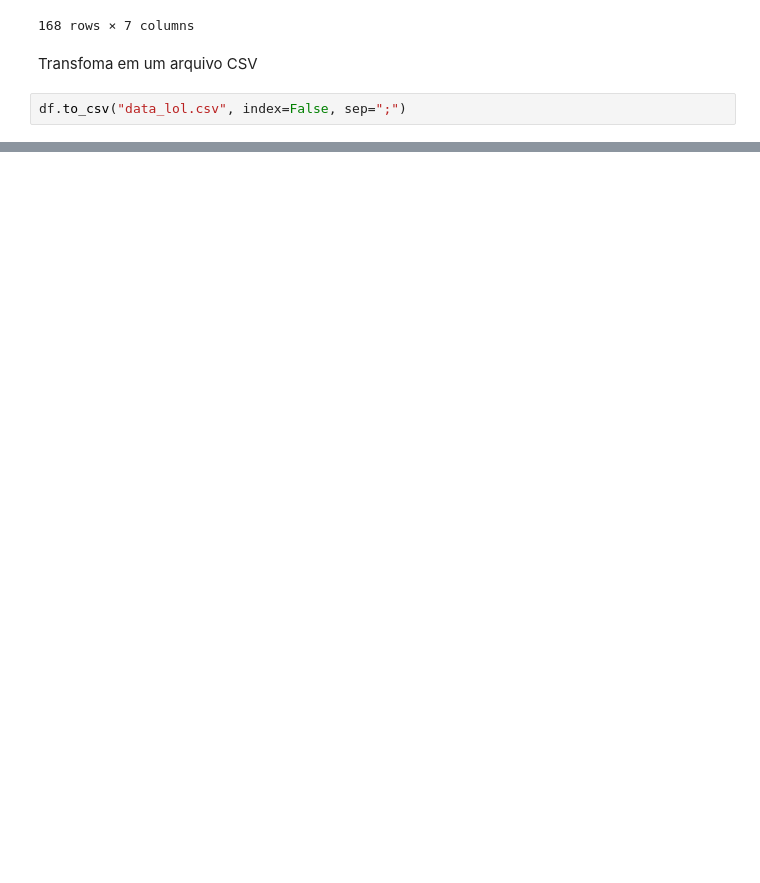
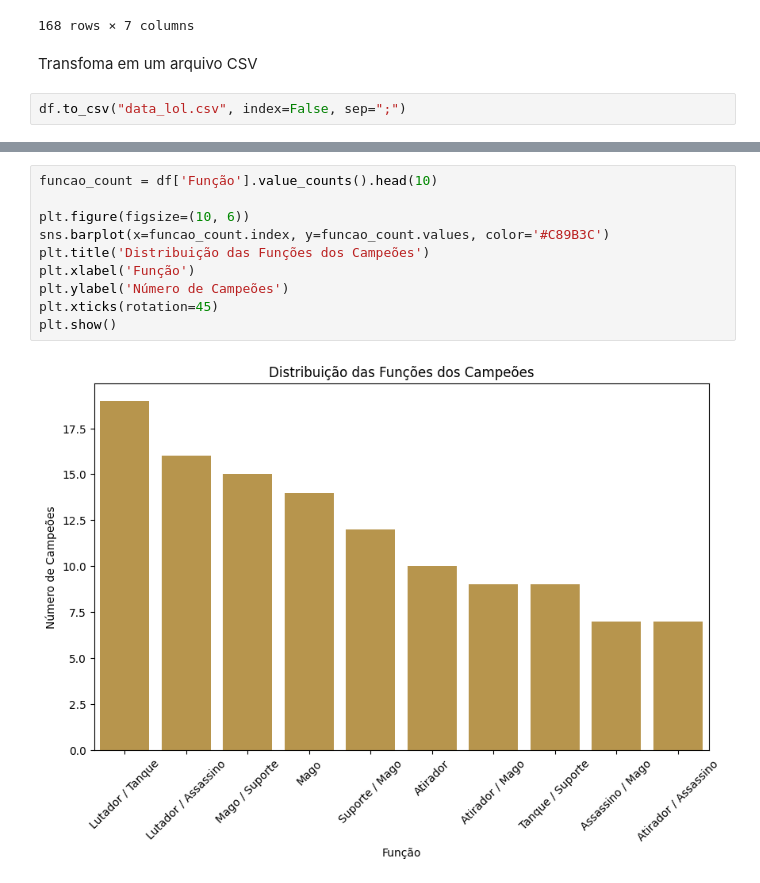
Before and after one commit to MaikeWilliam/WebScraping---LeagueOfLegends, a Jupyter notebook: collectChampions.ipynb, the cells around one changed output, grey strips where cells are left out. Saved outputs shown, nothing was run; the diff lists cells and outputs as text; blank space fills up the shorter version.

```diff
--- a/collectChampions.ipynb
+++ b/collectChampions.ipynb
@@ -135,0 +162,12 @@ df.to_csv("data_lol.csv", index=False, sep=";")
+# %%
+funcao_count = df['Função'].value_counts().head(10)
+
+plt.figure(figsize=(10, 6))
+sns.barplot(x=funcao_count.index, y=funcao_count.values, color='#C89B3C')
+plt.title('Distribuição das Funções dos Campeões')
+plt.xlabel('Função')
+plt.ylabel('Número de Campeões')
+plt.xticks(rotation=45)
+plt.show()
+# %% [output]
+[figure, added]
```
Also changed, not shown: parts of 9 cells of this notebook, 1 other file.
